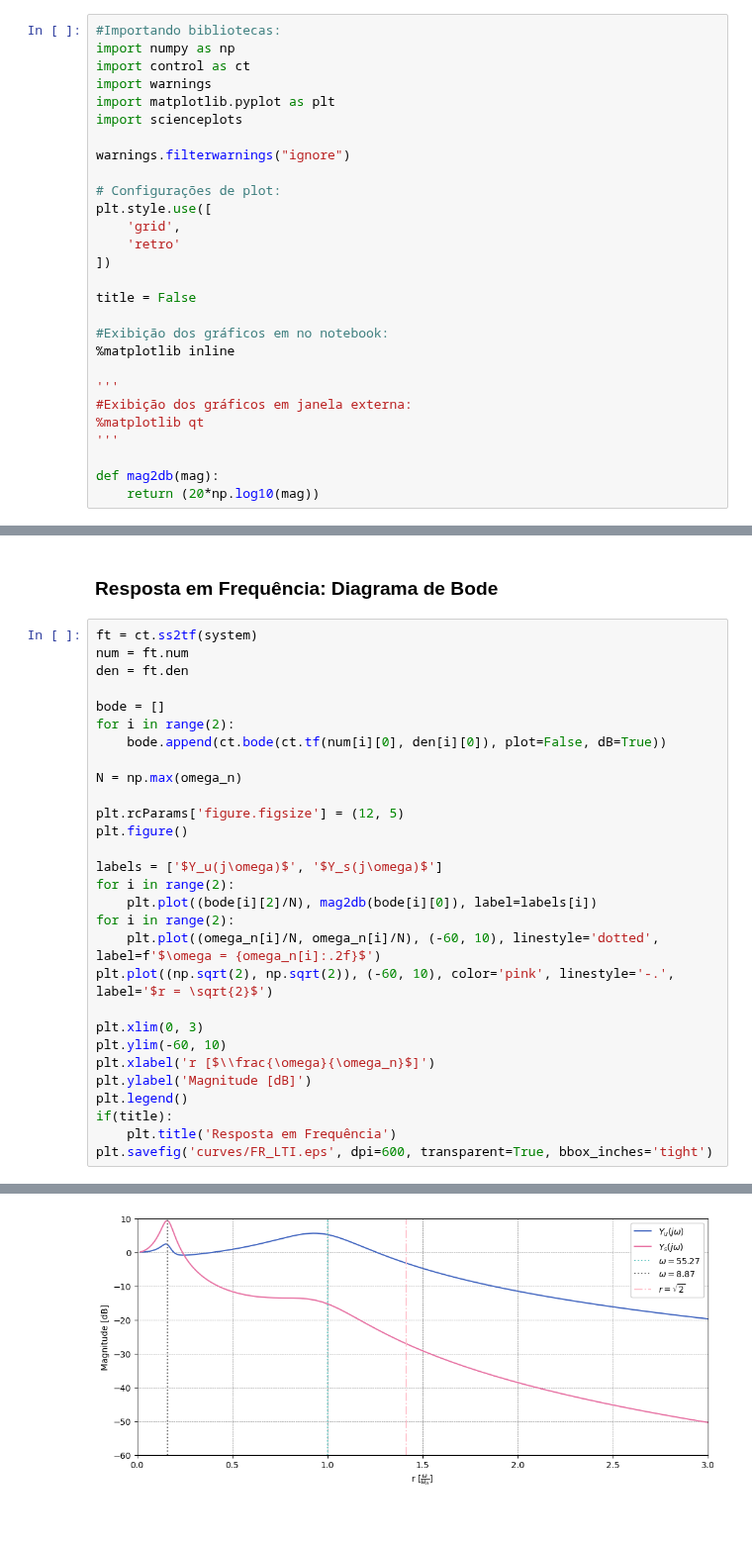
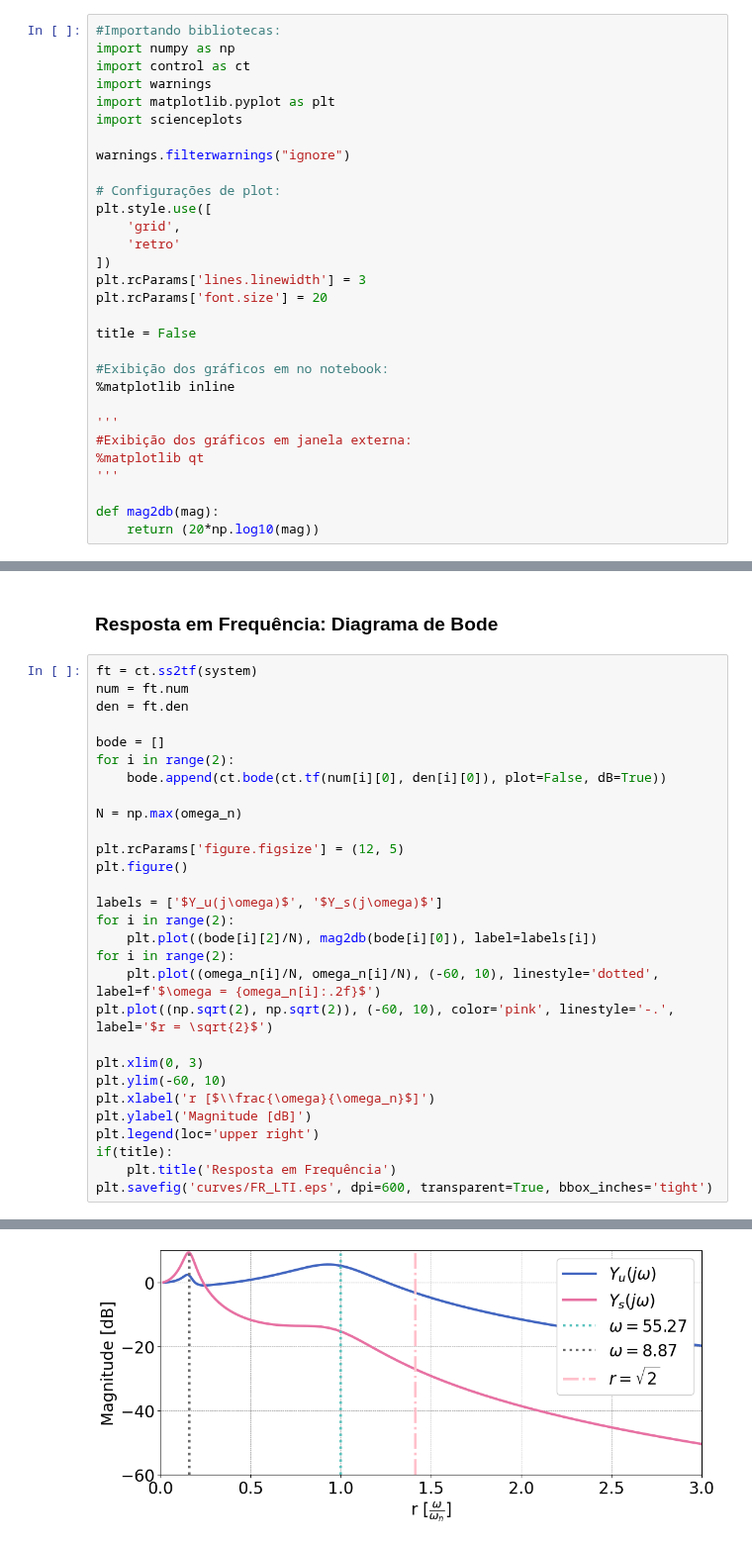
Before and after one commit to ErickNMA/vibrations, a Jupyter notebook: Atv_1_DV/damped_repsonse/QC_LTI.ipynb, the cells around one changed output, grey strips where cells are left out. Shown at 99% size. Cells and saved outputs as stored; diff of their text form.

```diff
--- a/Atv_1_DV/damped_repsonse/QC_LTI.ipynb
+++ b/Atv_1_DV/damped_repsonse/QC_LTI.ipynb
@@ -15,6 +15,8 @@ plt.style.use([
     'grid',
     'retro'
 ])
+plt.rcParams['lines.linewidth'] = 3
+plt.rcParams['font.size'] = 20
 
 title = False
 
@@ -149,32 +151,32 @@ The PostScript backend does not support transparency; partially transparent arti
 # %%
 ft = ct.ss2tf(system)
 num = ft.num
 den = ft.den
 
 bode = []
 for i in range(2):
     bode.append(ct.bode(ct.tf(num[i][0], den[i][0]), plot=False, dB=True))
 
 N = np.max(omega_n)
 
 plt.rcParams['figure.figsize'] = (12, 5)
 plt.figure()
 
 labels = ['$Y_u(j\omega)$', '$Y_s(j\omega)$']
 for i in range(2):
     plt.plot((bode[i][2]/N), mag2db(bode[i][0]), label=labels[i])
 for i in range(2):
     plt.plot((omega_n[i]/N, omega_n[i]/N), (-60, 10), linestyle='dotted', label=f'$\omega = {omega_n[i]:.2f}$')
 plt.plot((np.sqrt(2), np.sqrt(2)), (-60, 10), color='pink', linestyle='-.', label='$r = \sqrt{2}$')
 
 plt.xlim(0, 3)
 plt.ylim(-60, 10)
 plt.xlabel('r [$\\frac{\omega}{\omega_n}$]')
 plt.ylabel('Magnitude [dB]')
-plt.legend()
+plt.legend(loc='upper right')
 if(title):
     plt.title('Resposta em Frequência')
 plt.savefig('curves/FR_LTI.eps', dpi=600, transparent=True, bbox_inches='tight')
 # %% [output]
 The PostScript backend does not support transparency; partially transparent artists will be rendered opaque.
-[figure, old version]
+[figure, new version]
```
Also changed, not shown: parts of 1 cell of this notebook, 12 other files.
